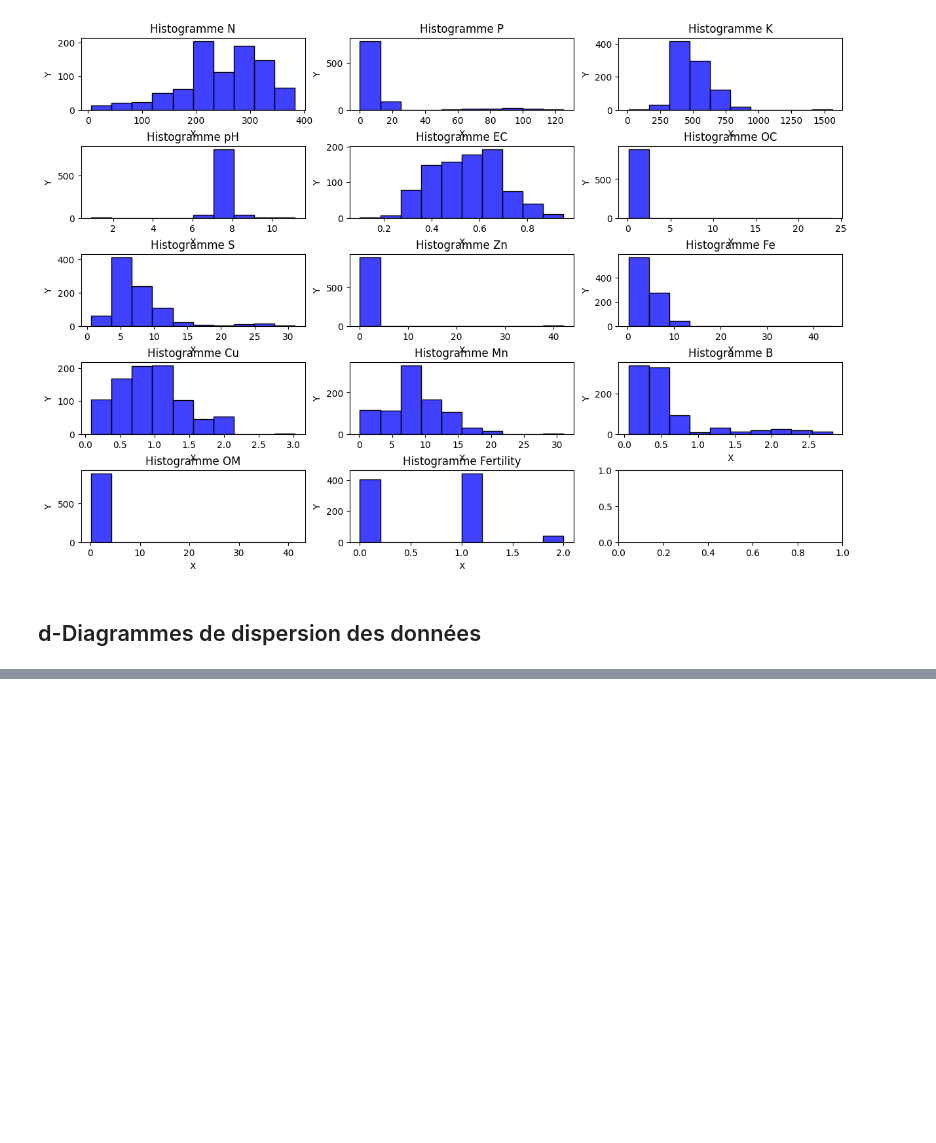
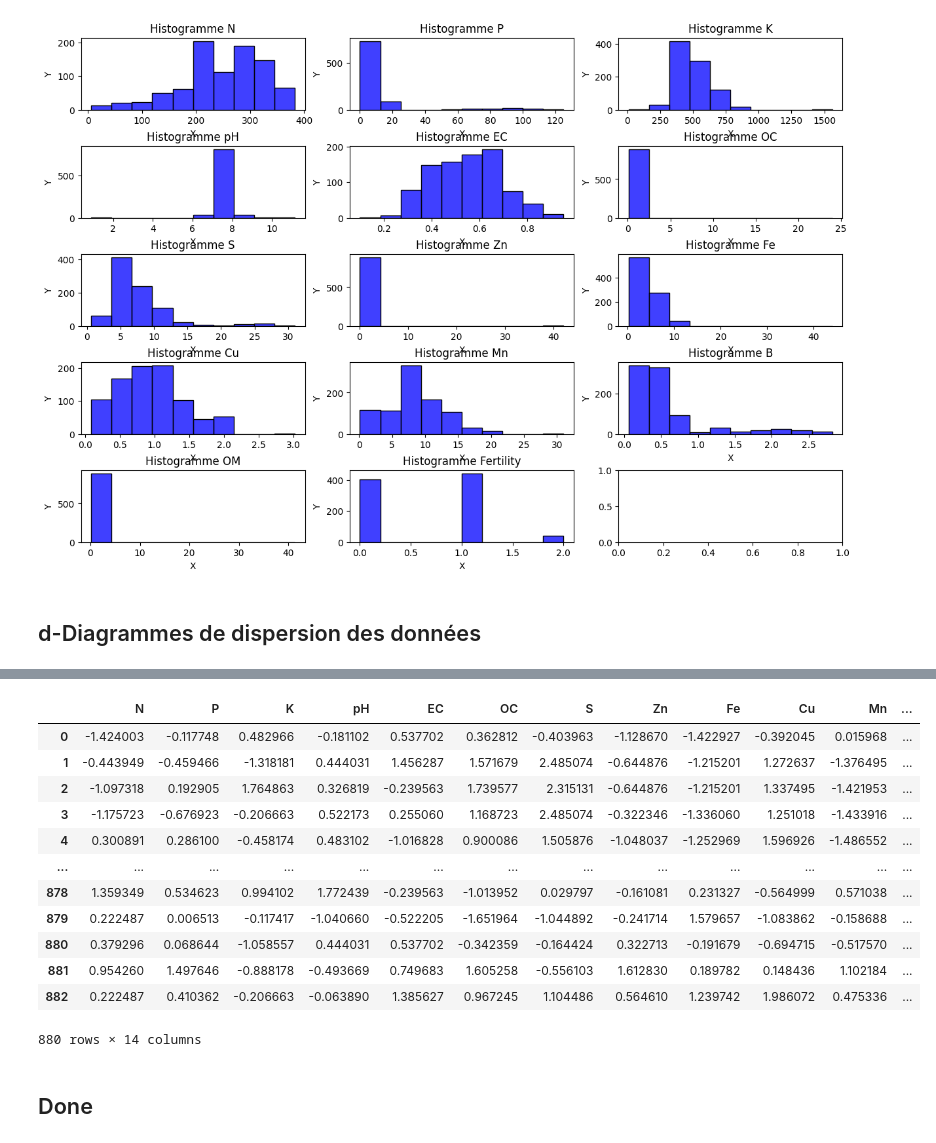
Before and after one commit to Katia-LOUNAS/Data_Mining, a Jupyter notebook: Preprocessing.ipynb, the cells around one changed output, grey strips where cells are left out. Drawn from its saved outputs; the diff is of its cells as text; code cells hidden in the pictures; blank space fills up the shorter version.

```diff
--- a/Preprocessing.ipynb
+++ b/Preprocessing.ipynb
@@ -154,0 +417,20 @@ plt.show()
+# %%
+from utils import z_score_normalize
+df_norm_z_score = z_score_normalize(df_after)
+df_norm_z_score
+# %% [output]
+|  | N | P | K | pH | EC | OC | S | Zn | Fe | Cu | Mn | ... |
+| 0 | -1.424003 | -0.117748 | 0.482966 | -0.181102 | 0.537702 | 0.362812 | -0.403963 | -1.128670 | -1.422927 | -0.392045 | 0.015968 | ... |
+| 1 | -0.443949 | -0.459466 | -1.318181 | 0.444031 | 1.456287 | 1.571679 | 2.485074 | -0.644876 | -1.215201 | 1.272637 | -1.376495 | ... |
+| 2 | -1.097318 | 0.192905 | 1.764863 | 0.326819 | -0.239563 | 1.739577 | 2.315131 | -0.644876 | -1.215201 | 1.337495 | -1.421953 | ... |
+| 3 | -1.175723 | -0.676923 | -0.206663 | 0.522173 | 0.255060 | 1.168723 | 2.485074 | -0.322346 | -1.336060 | 1.251018 | -1.433916 | ... |
+| 4 | 0.300891 | 0.286100 | -0.458174 | 0.483102 | -1.016828 | 0.900086 | 1.505876 | -1.048037 | -1.252969 | 1.596926 | -1.486552 | ... |
+| ... | ... | ... | ... | ... | ... | ... | ... | ... | ... | ... | ... | ... |
+| 878 | 1.359349 | 0.534623 | 0.994102 | 1.772439 | -0.239563 | -1.013952 | 0.029797 | -0.161081 | 0.231327 | -0.564999 | 0.571038 | ... |
+| 879 | 0.222487 | 0.006513 | -0.117417 | -1.040660 | -0.522205 | -1.651964 | -1.044892 | -0.241714 | 1.579657 | -1.083862 | -0.158688 | ... |
+| 880 | 0.379296 | 0.068644 | -1.058557 | 0.444031 | 0.537702 | -0.342359 | -0.164424 | 0.322713 | -0.191679 | -0.694715 | -0.517570 | ... |
+| 881 | 0.954260 | 1.497646 | -0.888178 | -0.493669 | 0.749683 | 1.605258 | -0.556103 | 1.612830 | 0.189782 | 0.148436 | 1.102184 | ... |
+| 882 | 0.222487 | 0.410362 | -0.206663 | -0.063890 | 1.385627 | 0.967245 | 1.104486 | 0.564610 | 1.239742 | 1.986072 | 0.475336 | ... |
+880 rows × 14 columns
+# %% [markdown]
+## Done
```
Also changed, not shown: parts of 29 cells of this notebook, 1 other file.
